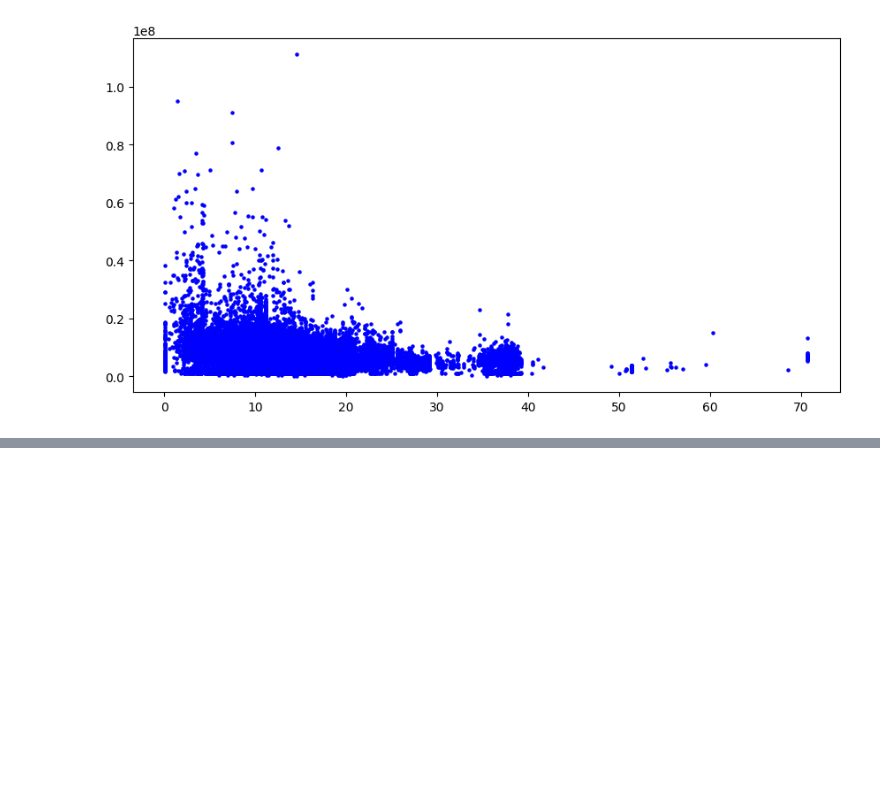
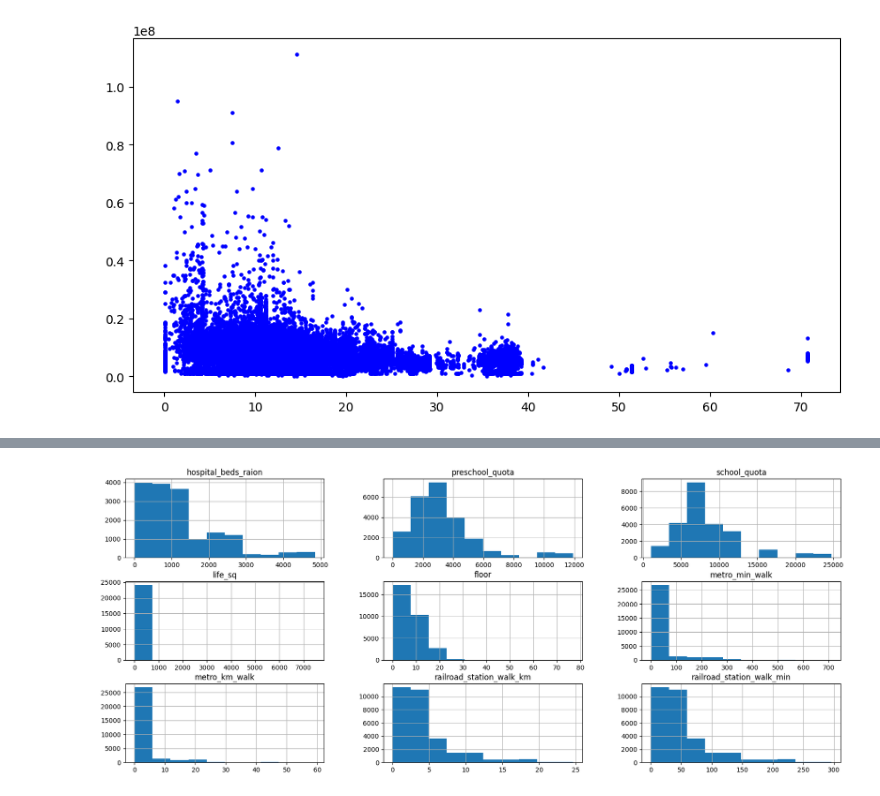
Before and after one commit to Ryba4koff/SkillFactore_DataScience, a Jupyter notebook: PYTHON-14. Очистка данных/Очистка данных.ipynb, the cells around one changed output, grey strips where cells are left out. Saved outputs shown, nothing was run; the diff lists cells and outputs as text; code cells hidden in the pictures; blank space fills up the shorter version.

```diff
--- a/PYTHON-14. Очистка данных/Очистка данных.ipynb
+++ b/PYTHON-14. Очистка данных/Очистка данных.ipynb
@@ -52,0 +228,5 @@ axes.scatter(
+# %%
+cols = cols_with_null.index
+sber_data[cols].hist(figsize=(20, 8));
+# %% [output]
+[figure, added]
```
Also changed, not shown: parts of 33 cells of this notebook.
